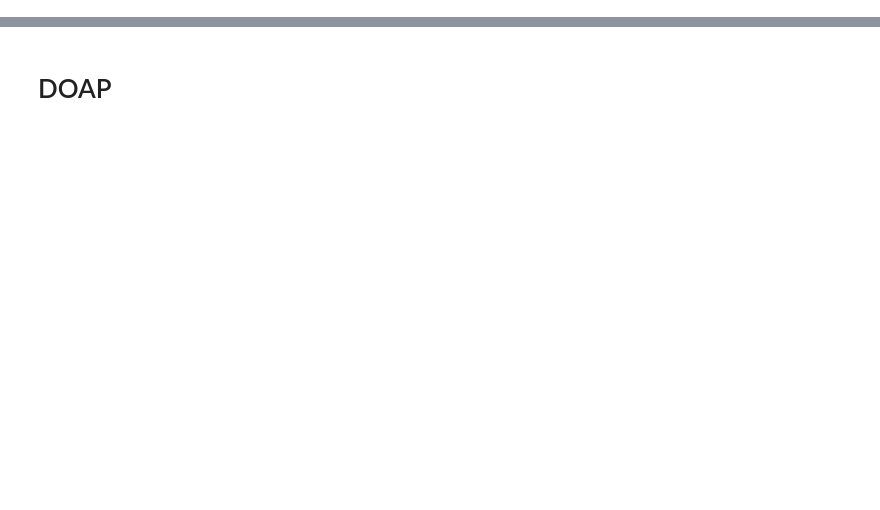
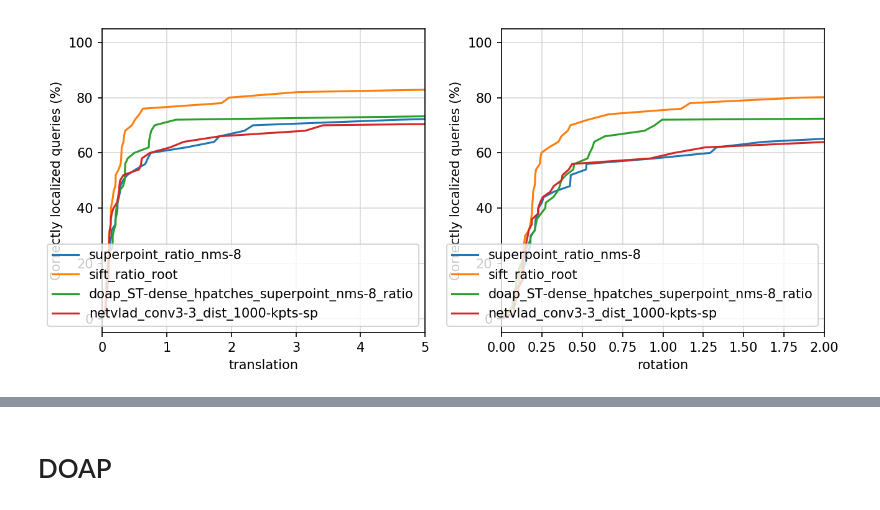
Before and after one commit to ethz-asl/hfnet, a Jupyter notebook: notebooks/evaluation_colmap_descriptors.ipynb, the cells around one changed output, grey strips where cells are left out. Cells and saved outputs as stored; diff of their text form; code cells hidden in the pictures; blank space fills up the shorter version.

Commit message:
Add pose error plots, support batched evaluation of methods
Former-commit-id: 585bdb2be34cd6e523dcc21c9311df5b0e3ab70f

```diff
--- a/notebooks/evaluation_colmap_descriptors.ipynb
+++ b/notebooks/evaluation_colmap_descriptors.ipynb
@@ -128,0 +228,4 @@ print(config)
+# %%
+'sagrada'
+# %% [output]
+[figure, added]
```
Also changed, not shown: parts of 32 cells of this notebook, 2 other files.
